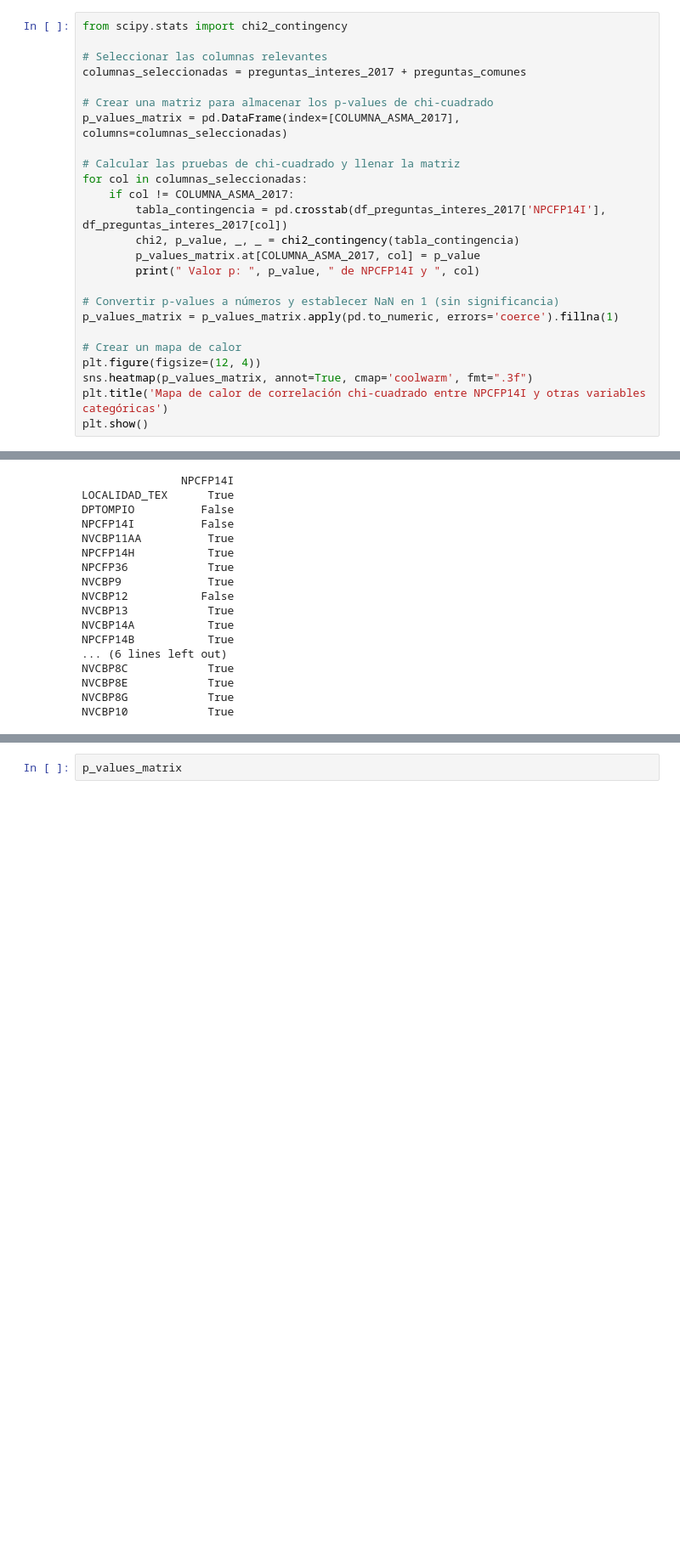
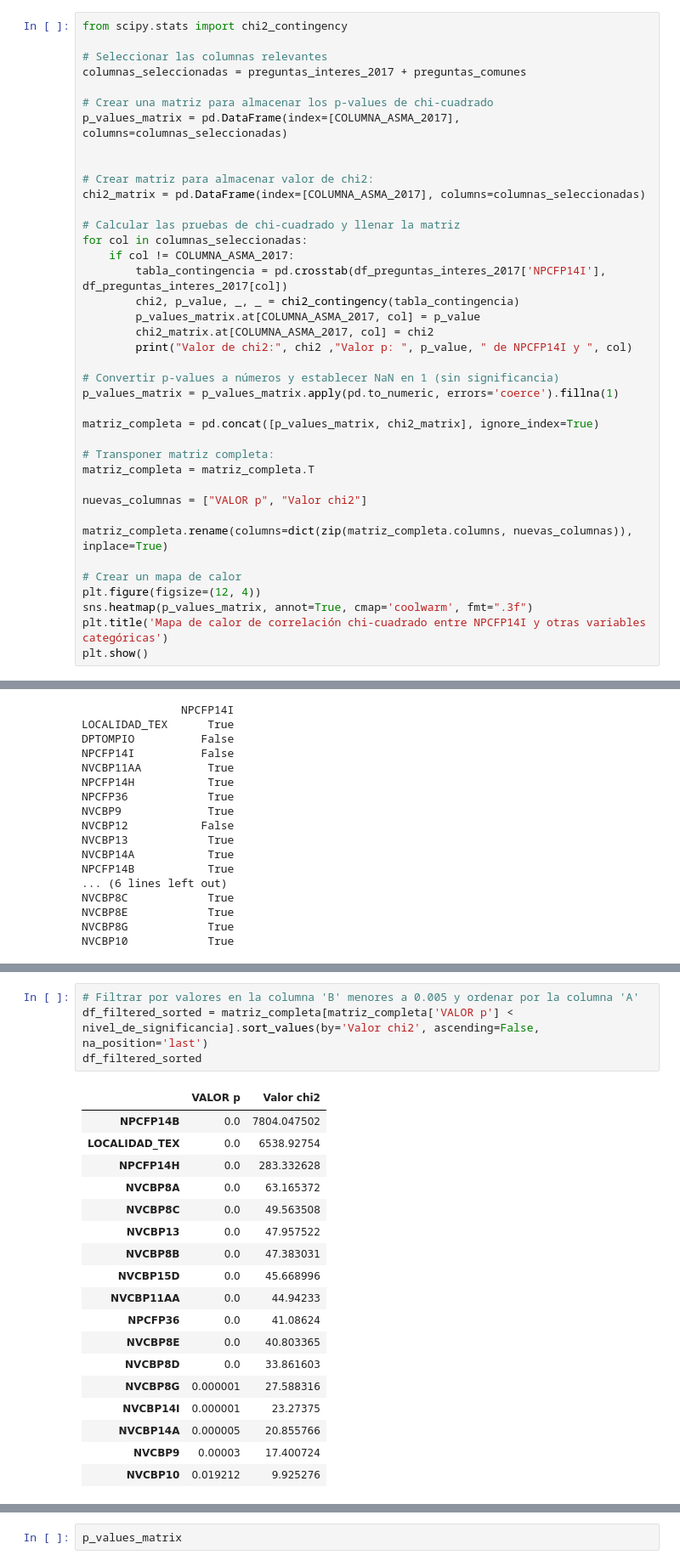
Before and after one commit to spaeres/PROYECTO-2-BI, a Jupyter notebook: proyecto-2-BI.ipynb, the cells around one changed output, grey strips where cells are left out. Shown at 85% size. Cells and saved outputs as stored; diff of their text form; blank space fills up the shorter version.

```diff
--- a/proyecto-2-BI.ipynb
+++ b/proyecto-2-BI.ipynb
@@ -743,16 +743,30 @@ columnas_seleccionadas = preguntas_interes_2017 + preguntas_comunes
 # Crear una matriz para almacenar los p-values de chi-cuadrado
 p_values_matrix = pd.DataFrame(index=[COLUMNA_ASMA_2017], columns=columnas_seleccionadas)
 
+
+# Crear matriz para almacenar valor de chi2:
+chi2_matrix = pd.DataFrame(index=[COLUMNA_ASMA_2017], columns=columnas_seleccionadas)
+
 # Calcular las pruebas de chi-cuadrado y llenar la matriz
 for col in columnas_seleccionadas:
     if col != COLUMNA_ASMA_2017:
         tabla_contingencia = pd.crosstab(df_preguntas_interes_2017['NPCFP14I'], df_preguntas_interes_2017[col])
         chi2, p_value, _, _ = chi2_contingency(tabla_contingencia)
         p_values_matrix.at[COLUMNA_ASMA_2017, col] = p_value
-        print(" Valor p: ", p_value, " de NPCFP14I y ", col)
+        chi2_matrix.at[COLUMNA_ASMA_2017, col] = chi2
+        print("Valor de chi2:", chi2 ,"Valor p: ", p_value, " de NPCFP14I y ", col)
 
 # Convertir p-values a números y establecer NaN en 1 (sin significancia)
 p_values_matrix = p_values_matrix.apply(pd.to_numeric, errors='coerce').fillna(1)
+
+matriz_completa = pd.concat([p_values_matrix, chi2_matrix], ignore_index=True)
+
+# Transponer matriz completa:
+matriz_completa = matriz_completa.T
+
+nuevas_columnas = ["VALOR p", "Valor chi2"]
+
+matriz_completa.rename(columns=dict(zip(matriz_completa.columns, nuevas_columnas)), inplace=True)
 
 # Crear un mapa de calor
 plt.figure(figsize=(12, 4))
@@ -834,0 +874,23 @@ Como se puede ver en la matriz superior NO existe una corelacion entre las sigui
+# %%
+# Filtrar por valores en la columna 'B' menores a 0.005 y ordenar por la columna 'A'
+df_filtered_sorted = matriz_completa[matriz_completa['VALOR p'] < nivel_de_significancia].sort_values(by='Valor chi2', ascending=False, na_position='last')
+df_filtered_sorted
+# %% [output]
+|  | VALOR p | Valor chi2 |
+| NPCFP14B | 0.0 | 7804.047502 |
+| LOCALIDAD_TEX | 0.0 | 6538.92754 |
+| NPCFP14H | 0.0 | 283.332628 |
+| NVCBP8A | 0.0 | 63.165372 |
+| NVCBP8C | 0.0 | 49.563508 |
+| NVCBP13 | 0.0 | 47.957522 |
+| NVCBP8B | 0.0 | 47.383031 |
+| NVCBP15D | 0.0 | 45.668996 |
+| NVCBP11AA | 0.0 | 44.94233 |
+| NPCFP36 | 0.0 | 41.08624 |
+| NVCBP8E | 0.0 | 40.803365 |
+| NVCBP8D | 0.0 | 33.861603 |
+| NVCBP8G | 0.000001 | 27.588316 |
+| NVCBP14I | 0.000001 | 23.27375 |
+| NVCBP14A | 0.000005 | 20.855766 |
+| NVCBP9 | 0.00003 | 17.400724 |
+| NVCBP10 | 0.019212 | 9.925276 |
```
Also changed, not shown: parts of 23 cells of this notebook, 2 other files.
